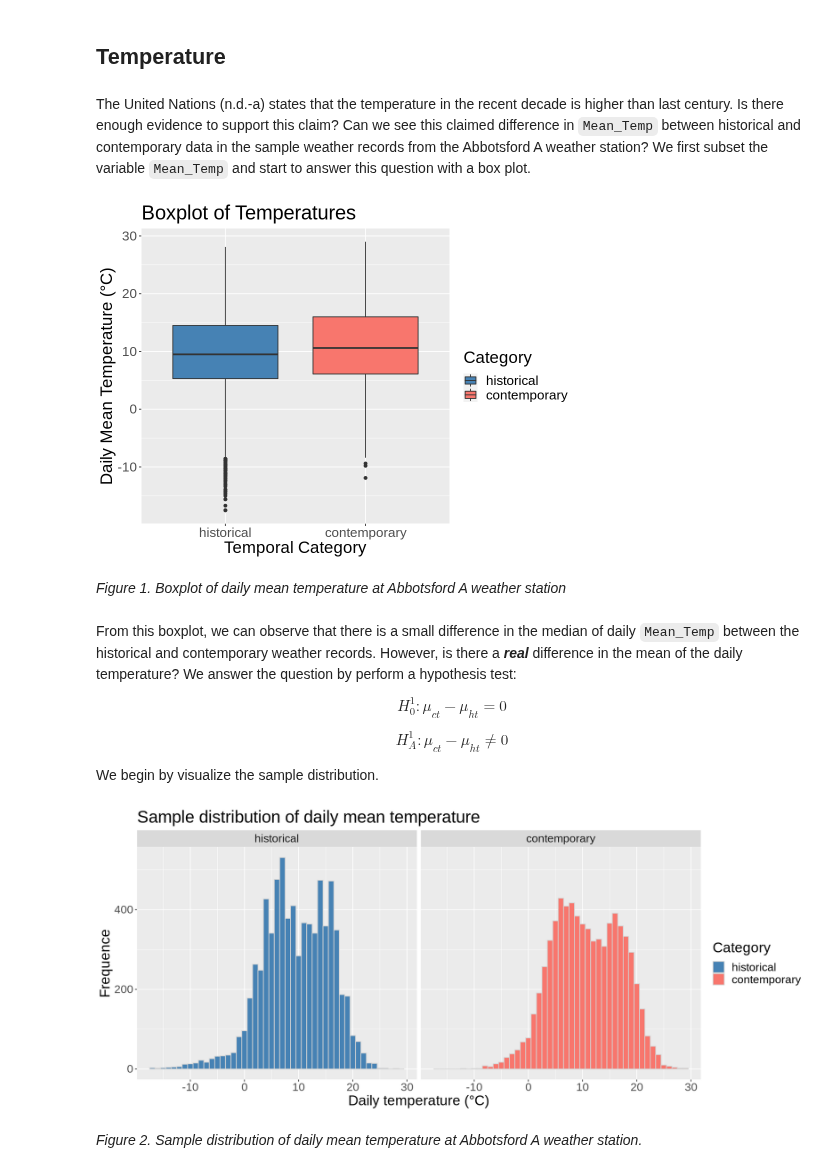
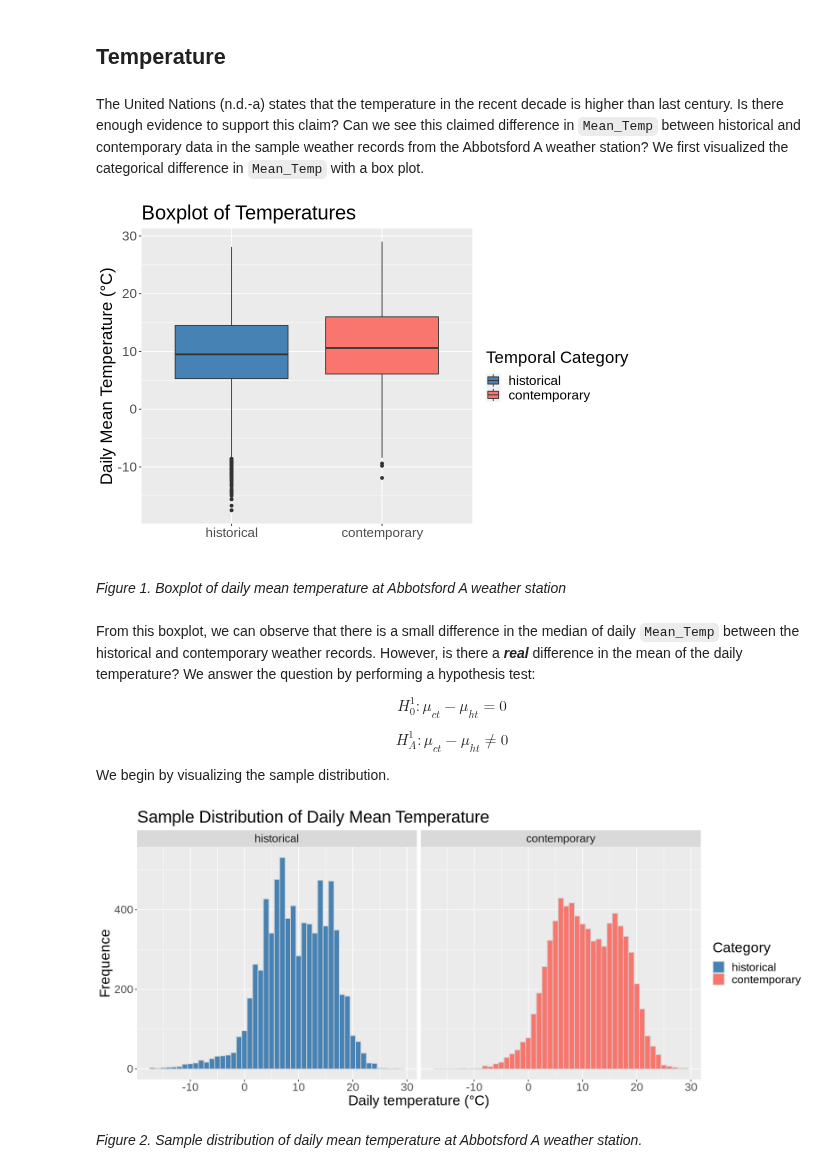
Before and after one commit to yxing6/STAT201-GroupProject-Climate, a Jupyter notebook: STAT201-Group17-ProjectReport.ipynb, the cells around one changed output. Cells and saved outputs as stored; diff of their text form; code cells hidden in the pictures.

```diff
--- a/STAT201-Group17-ProjectReport.ipynb
+++ b/STAT201-Group17-ProjectReport.ipynb
@@ -165,35 +164,34 @@ A tibble: 14512 × 7
 # %% [markdown]
 ## Temperature
 # %% [markdown]
-The United Nations (n.d.-a) states that the temperature in the recent decade is higher than last century. Is there enough evidence to support this claim? Can we see this claimed difference in `Mean_Temp` between historical and contemporary data in the sample weather records from the Abbotsford A weather station? We first subset the variable `Mean_Temp` and start to answer this question with a box plot.
+The United Nations (n.d.-a) states that the temperature in the recent decade is higher than last century. Is there enough evidence to support this claim? Can we see this claimed difference in `Mean_Temp` between historical and contemporary data in the sample weather records from the Abbotsford A weather station? We first visualized the categorical difference in `Mean_Temp` with a box plot.
 # %%
-options(repr.plot.width = 8, repr.plot.height = 6)
+options(repr.plot.width = 9, repr.plot.height = 6)
 
 station_temp <- climate_sample %>%
     filter(!is.na(Mean_Temp)) %>%
     select(Mean_Temp, Category)
-# station_temp
 
 temp_boxplot <- station_temp %>%
     ggplot(aes(x = Category, y = Mean_Temp, fill = Category)) +
     geom_boxplot() +
     scale_fill_manual(values = c("#4682B4", "#F8766D")) +
-    labs(x = "Temporal Category", y = "Daily Mean Temperature (°C)") +
+    labs(x = "", y = "Daily Mean Temperature (°C)", fill = "Temporal Category") +
     ggtitle("Boxplot of Temperatures") +
     theme(text = element_text(size = 20))
 temp_boxplot
 # %% [output]
-[figure, old version]
+[figure, new version]
 # %% [markdown]
 *Figure 1. Boxplot of daily mean temperature at Abbotsford A weather station*
 # %% [markdown]
-From this boxplot, we can observe that there is a small difference in the median of daily `Mean_Temp` between the historical and contemporary weather records. However, is there a ***real*** difference in the mean of the daily temperature? We answer the question by perform a hypothesis test:
+From this boxplot, we can observe that there is a small difference in the median of daily `Mean_Temp` between the historical and contemporary weather records. However, is there a ***real*** difference in the mean of the daily temperature? We answer the question by performing a hypothesis test:
 
 $$H_0^{1}: \mu_{ct} - \mu_{ht} = 0$$
 
 $$H_A^{1}: \mu_{ct} - \mu_{ht} \neq 0$$
 
-We begin by visualize the sample distribution.
+We begin by visualizing the sample distribution.
 # %%
 options(repr.plot.width = 14, repr.plot.height = 6)
 
@@ -203,11 +201,11 @@ station_temp_sample_distribution <- station_temp %>%
     facet_grid(. ~ Category) +
     scale_fill_manual(values = c("#4682B4", "#F8766D")) +
     labs(x = "Daily temperature (°C)", y = "Frequence") +
-    ggtitle("Sample distribution of daily mean temperature") +
+    ggtitle("Sample Distribution of Daily Mean Temperature") +
     theme(text = element_text(size = 20))
 station_temp_sample_distribution
 # %% [output]
-[figure, old version]
+[figure, new version]
 # %% [markdown]
 *Figure 2. Sample distribution of daily mean temperature at Abbotsford A weather station.*
 # %% [markdown]
```
Also changed, not shown: parts of 19 cells of this notebook.
